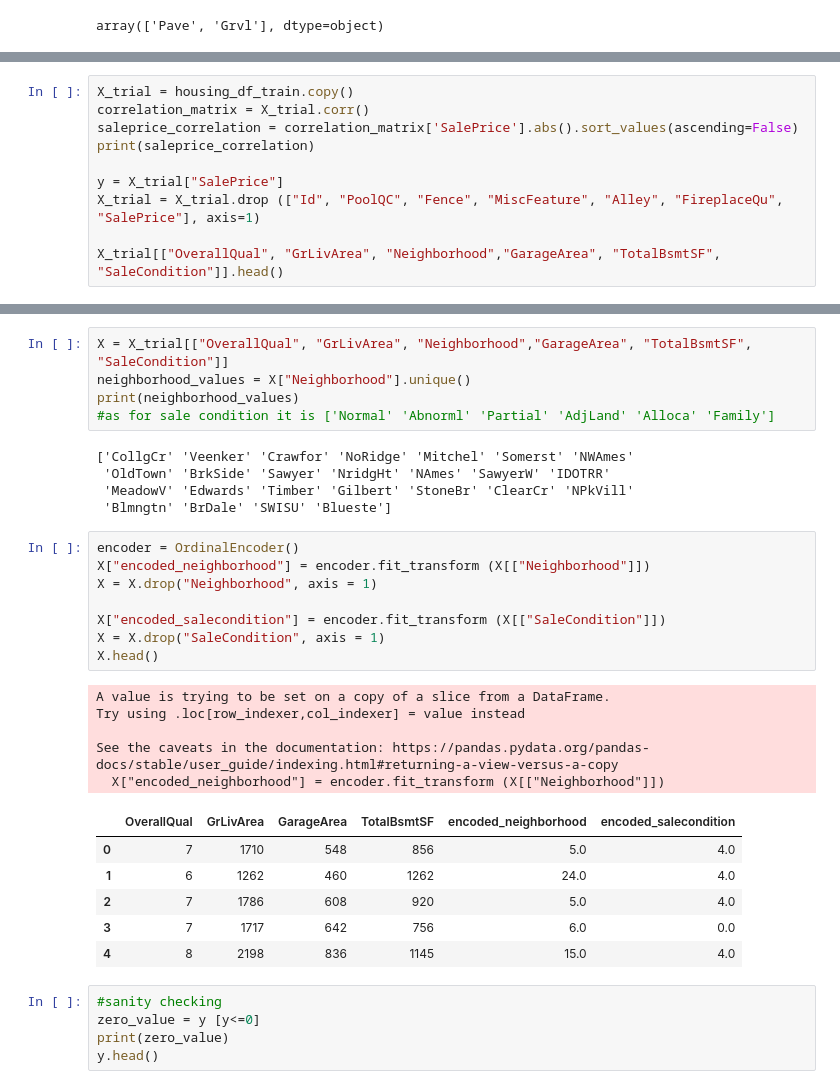
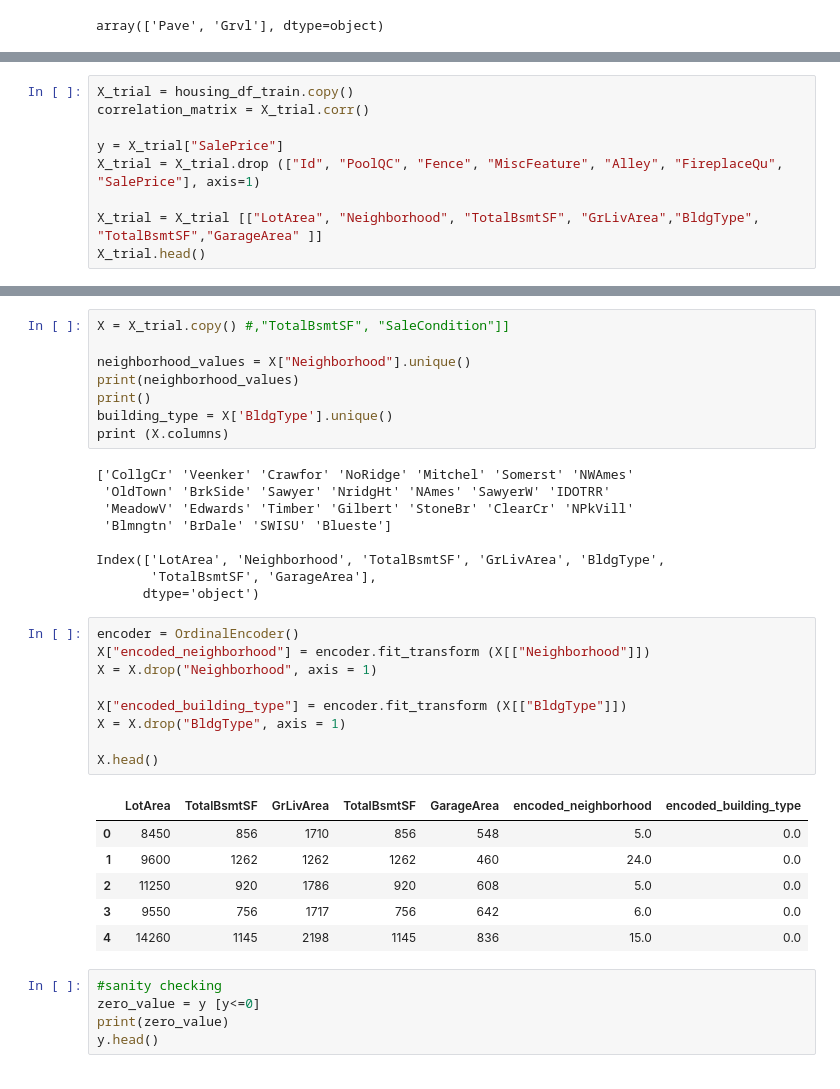
Before and after one commit to jimy-salem-52/dsp-jimy-salem, a Jupyter notebook: notebooks/houses-price-modeling.ipynb, the cells around one changed output, grey strips where cells are left out. Saved outputs shown, nothing was run; the diff lists cells and outputs as text.

```diff
--- a/notebooks/houses-price-modeling.ipynb
+++ b/notebooks/houses-price-modeling.ipynb
@@ -116,11 +114,10 @@ dtype: int64
 # %%
 X_trial = housing_df_train.copy()
 correlation_matrix = X_trial.corr()
-saleprice_correlation = correlation_matrix['SalePrice'].abs().sort_values(ascending=False)
-print(saleprice_correlation)
 
 y = X_trial["SalePrice"]
 X_trial = X_trial.drop (["Id", "PoolQC", "Fence", "MiscFeature", "Alley", "FireplaceQu", "SalePrice"], axis=1)
 
-X_trial[["OverallQual", "GrLivArea", "Neighborhood","GarageArea", "TotalBsmtSF", "SaleCondition"]].head()
+X_trial = X_trial [["LotArea", "Neighborhood", "TotalBsmtSF", "GrLivArea","BldgType", "TotalBsmtSF","GarageArea" ]]
+X_trial.head()
 # %% [output]
@@ -150,33 +130,36 @@ Name: SalePrice, dtype: float64
-# %%
-X = X_trial[["OverallQual", "GrLivArea", "Neighborhood","GarageArea", "TotalBsmtSF", "SaleCondition"]]
-neighborhood_values = X["Neighborhood"].unique()
-print(neighborhood_values)
-#as for sale condition it is ['Normal' 'Abnorml' 'Partial' 'AdjLand' 'Alloca' 'Family']
-# %% [output]
-['CollgCr' 'Veenker' 'Crawfor' 'NoRidge' 'Mitchel' 'Somerst' 'NWAmes'
- 'OldTown' 'BrkSide' 'Sawyer' 'NridgHt' 'NAmes' 'SawyerW' 'IDOTRR'
- 'MeadowV' 'Edwards' 'Timber' 'Gilbert' 'StoneBr' 'ClearCr' 'NPkVill'
- 'Blmngtn' 'BrDale' 'SWISU' 'Blueste']
+# %%
+X = X_trial.copy() #,"TotalBsmtSF", "SaleCondition"]]
+
+neighborhood_values = X["Neighborhood"].unique()
+print(neighborhood_values)
+print()
+building_type = X['BldgType'].unique()
+print (X.columns)
+# %% [output]
+['CollgCr' 'Veenker' 'Crawfor' 'NoRidge' 'Mitchel' 'Somerst' 'NWAmes'
+ 'OldTown' 'BrkSide' 'Sawyer' 'NridgHt' 'NAmes' 'SawyerW' 'IDOTRR'
+ 'MeadowV' 'Edwards' 'Timber' 'Gilbert' 'StoneBr' 'ClearCr' 'NPkVill'
+ 'Blmngtn' 'BrDale' 'SWISU' 'Blueste']
+
+Index(['LotArea', 'Neighborhood', 'TotalBsmtSF', 'GrLivArea', 'BldgType',
+       'TotalBsmtSF', 'GarageArea'],
+      dtype='object')
 # %%
 encoder = OrdinalEncoder()
 X["encoded_neighborhood"] = encoder.fit_transform (X[["Neighborhood"]])
 X = X.drop("Neighborhood", axis = 1)
 
-X["encoded_salecondition"] = encoder.fit_transform (X[["SaleCondition"]])
-X = X.drop("SaleCondition", axis = 1)
+X["encoded_building_type"] = encoder.fit_transform (X[["BldgType"]])
+X = X.drop("BldgType", axis = 1)
+
 X.head()
 # %% [output]
-A value is trying to be set on a copy of a slice from a DataFrame.
-Try using .loc[row_indexer,col_indexer] = value instead
-
-See the caveats in the documentation: https://pandas.pydata.org/pandas-docs/stable/user_guide/indexing.html#returning-a-view-versus-a-copy
-  X["encoded_neighborhood"] = encoder.fit_transform (X[["Neighborhood"]])
-|  | OverallQual | GrLivArea | GarageArea | TotalBsmtSF | encoded_neighborhood | encoded_salecondition |
-| 0 | 7 | 1710 | 548 | 856 | 5.0 | 4.0 |
-| 1 | 6 | 1262 | 460 | 1262 | 24.0 | 4.0 |
-| 2 | 7 | 1786 | 608 | 920 | 5.0 | 4.0 |
-| 3 | 7 | 1717 | 642 | 756 | 6.0 | 0.0 |
-| 4 | 8 | 2198 | 836 | 1145 | 15.0 | 4.0 |
+|  | LotArea | TotalBsmtSF | GrLivArea | TotalBsmtSF | GarageArea | encoded_neighborhood | encoded_building_type |
+| 0 | 8450 | 856 | 1710 | 856 | 548 | 5.0 | 0.0 |
+| 1 | 9600 | 1262 | 1262 | 1262 | 460 | 24.0 | 0.0 |
+| 2 | 11250 | 920 | 1786 | 920 | 608 | 5.0 | 0.0 |
+| 3 | 9550 | 756 | 1717 | 756 | 642 | 6.0 | 0.0 |
+| 4 | 14260 | 1145 | 2198 | 1145 | 836 | 15.0 | 0.0 |
 # %%
 #sanity checking
 zero_value = y [y<=0]
```
Also changed, not shown: parts of 3 cells of this notebook.
